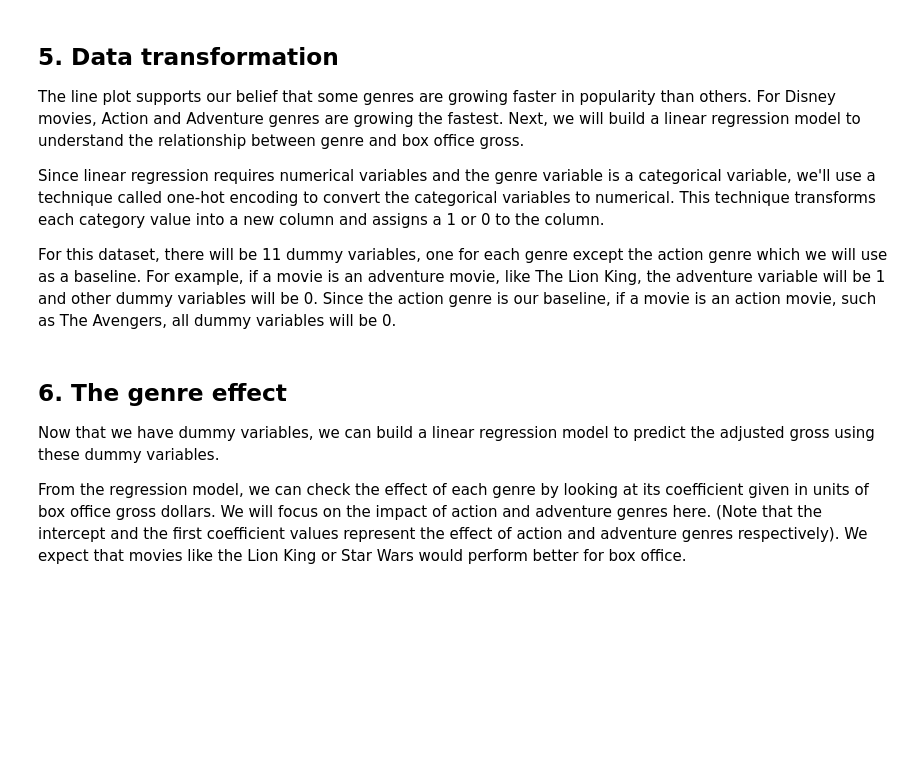
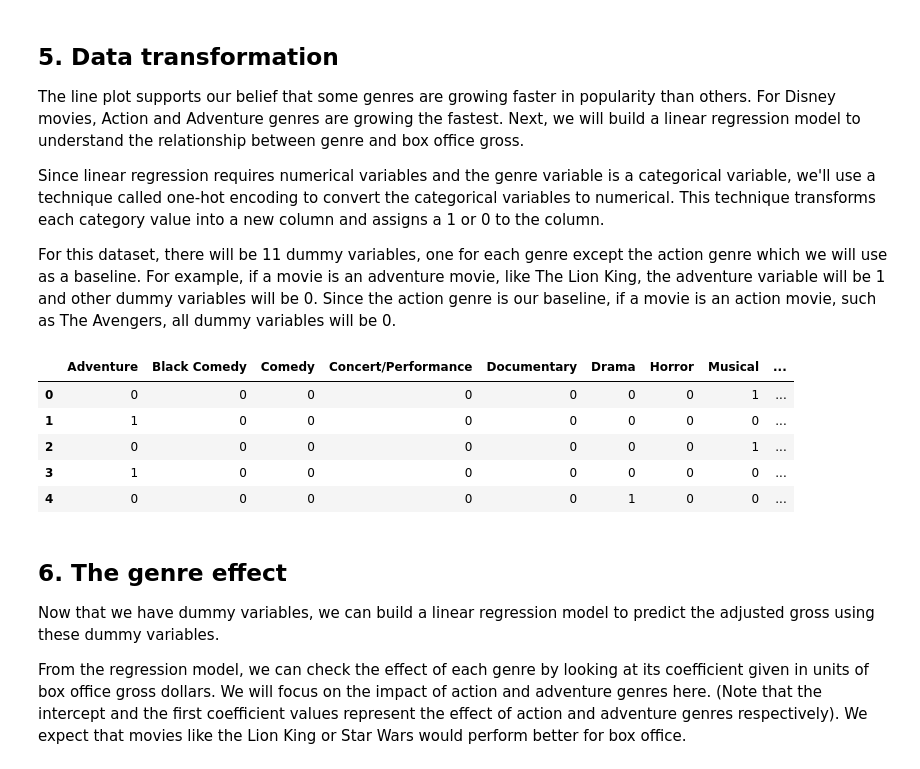
Before and after one commit to JeremyTallant/disney_movies, a Jupyter notebook: box_office.ipynb, the cells around one changed output. Saved outputs shown, nothing was run; the diff lists cells and outputs as text; code cells hidden in the pictures; blank space fills up the shorter version.

Commit message:
got dummies for genre column

```diff
--- a/box_office.ipynb
+++ b/box_office.ipynb
@@ -87,10 +87,17 @@ sns.relplot(x='release_year', y='inflation_adjusted_gross', data=genre_yearly, k
 <p>For this dataset, there will be 11 dummy variables, one for each genre except the action genre which we will use as a baseline. For example, if a movie is an adventure movie, like The Lion King, the adventure variable will be 1 and other dummy variables will be 0. Since the action genre is our baseline, if a movie is an action movie, such as The Avengers, all dummy variables will be 0.</p>
 # %%
 # Convert genre variable to dummy variables
-genre_dummies =  ...
+genre_dummies =  pd.get_dummies(data=gross['genre'], drop_first=True)
 
 # Inspect genre_dummies
 genre_dummies.head()
+# %% [output]
+|  | Adventure | Black Comedy | Comedy | Concert/Performance | Documentary | Drama | Horror | Musical | ... |
+| 0 | 0 | 0 | 0 | 0 | 0 | 0 | 0 | 1 | ... |
+| 1 | 1 | 0 | 0 | 0 | 0 | 0 | 0 | 0 | ... |
+| 2 | 0 | 0 | 0 | 0 | 0 | 0 | 0 | 1 | ... |
+| 3 | 1 | 0 | 0 | 0 | 0 | 0 | 0 | 0 | ... |
+| 4 | 0 | 0 | 0 | 0 | 0 | 1 | 0 | 0 | ... |
 # %% [markdown]
 ## 6. The genre effect
 <p>Now that we have dummy variables, we can build a linear regression model to predict the adjusted gross using these dummy variables.</p>
```
